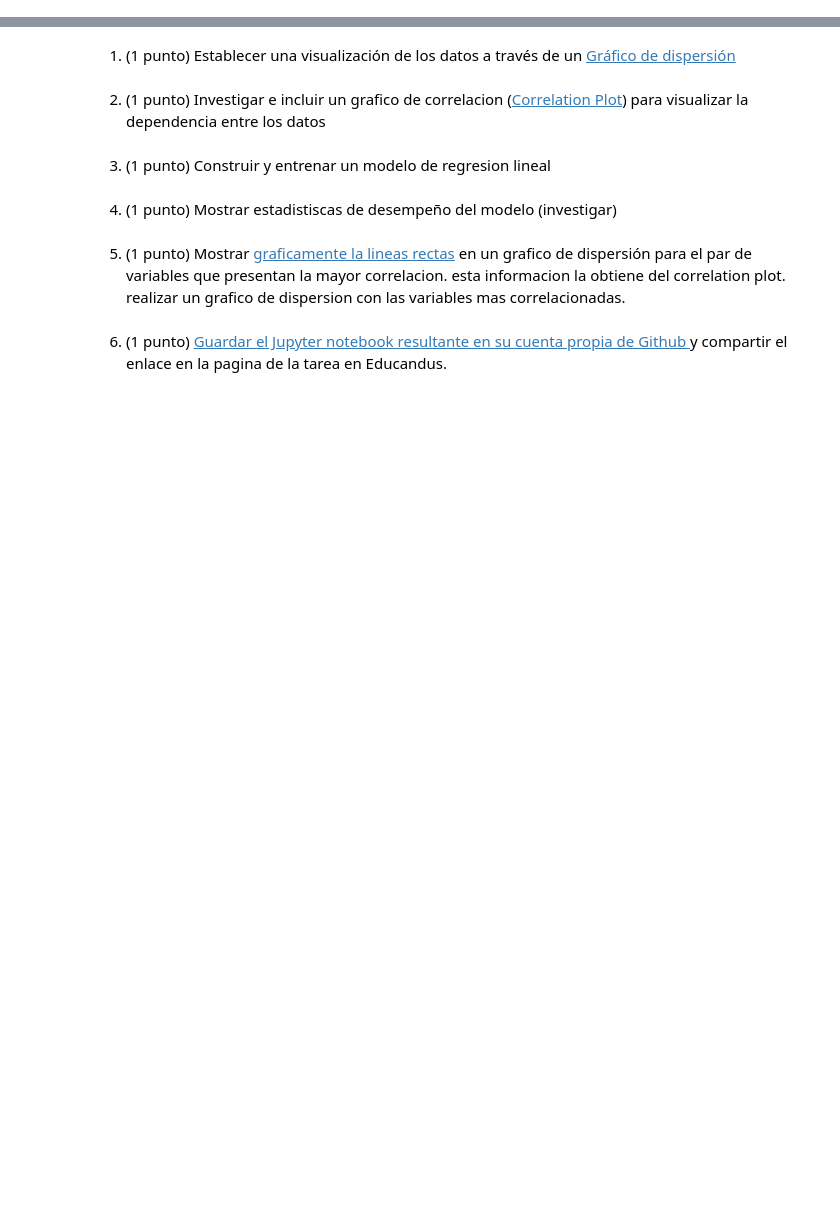
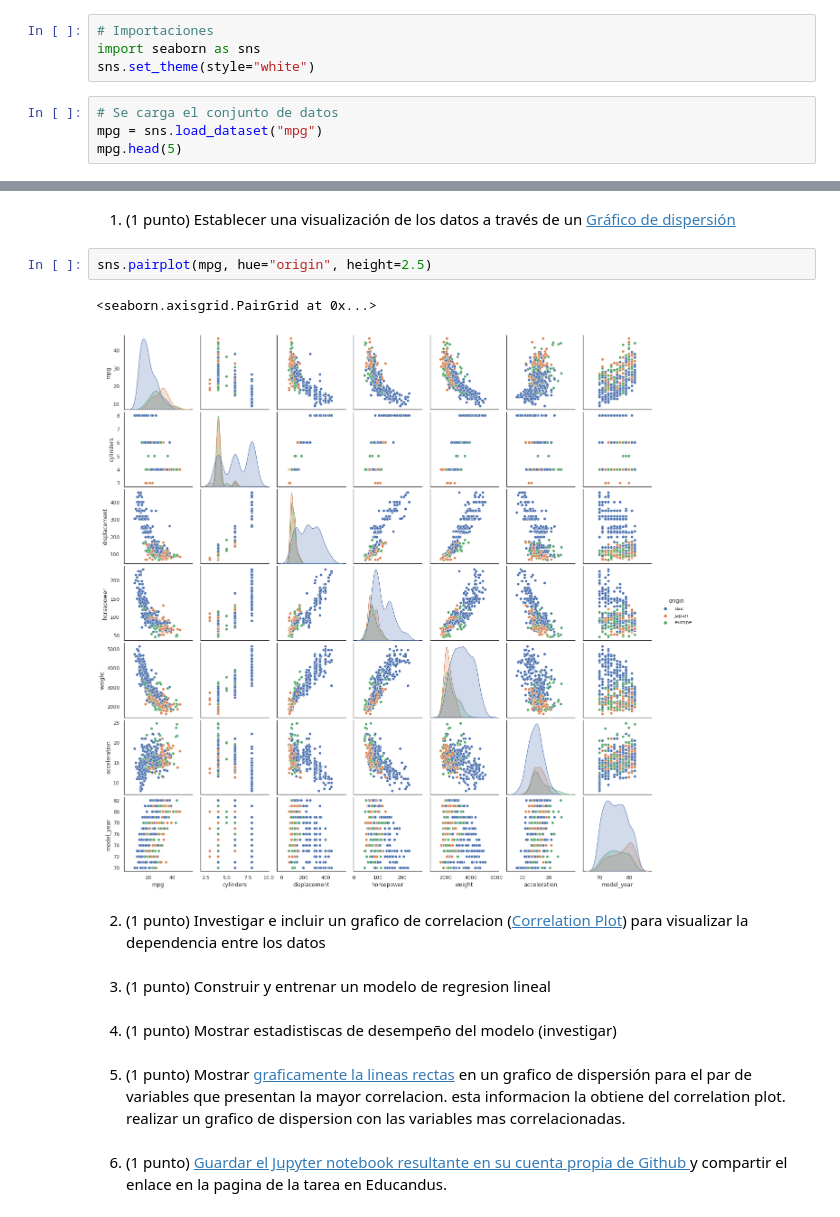
Before and after one commit to VictorSepulveda1994/Minor-Machine-Learning, a Jupyter notebook: S07-Linear-Models/Tarea_regresion_lineal.ipynb, the cells around one changed output, grey strips where cells are left out. Cells and saved outputs as stored; diff of their text form; blank space fills up the shorter version.

```diff
--- a/S07-Linear-Models/Tarea_regresion_lineal.ipynb
+++ b/S07-Linear-Models/Tarea_regresion_lineal.ipynb
@@ -7,3 +7,11 @@
 En esta tarea usted debe investigar acerca del conjunto de datos [auto mpg](https://seaborn.pydata.org/examples/scatter_bubbles.html) perteneciente a la libreria [seaborn](https://seaborn.pydata.org/)
 
 **Objetivo**: Estimar el rendimiento promedio de automoviles usando regresión lineal
+# %%
+# Importaciones
+import seaborn as sns
+sns.set_theme(style="white")
+# %%
+# Se carga el conjunto de datos
+mpg = sns.load_dataset("mpg")
+mpg.head(5)
@@ -10,5 +47,10 @@ En esta tarea usted debe investigar acerca del conjunto de datos [auto mpg](http
 # %% [markdown]
 1) (1 punto) Establecer una visualización de los datos a través de un [Gráfico de dispersión](https://seaborn.pydata.org/tutorial/axis_grids.html)
+# %%
+sns.pairplot(mpg, hue="origin", height=2.5)
+# %% [output]
+<seaborn.axisgrid.PairGrid at 0x...>
+[figure, added]
 # %% [markdown]
 2) (1 punto) Investigar e incluir un grafico de correlacion ([Correlation Plot](https://seaborn.pydata.org/examples/many_pairwise_correlations.html)) para visualizar la dependencia entre los datos
 # %% [markdown]
```
Also changed, not shown: parts of 2 cells of this notebook.
